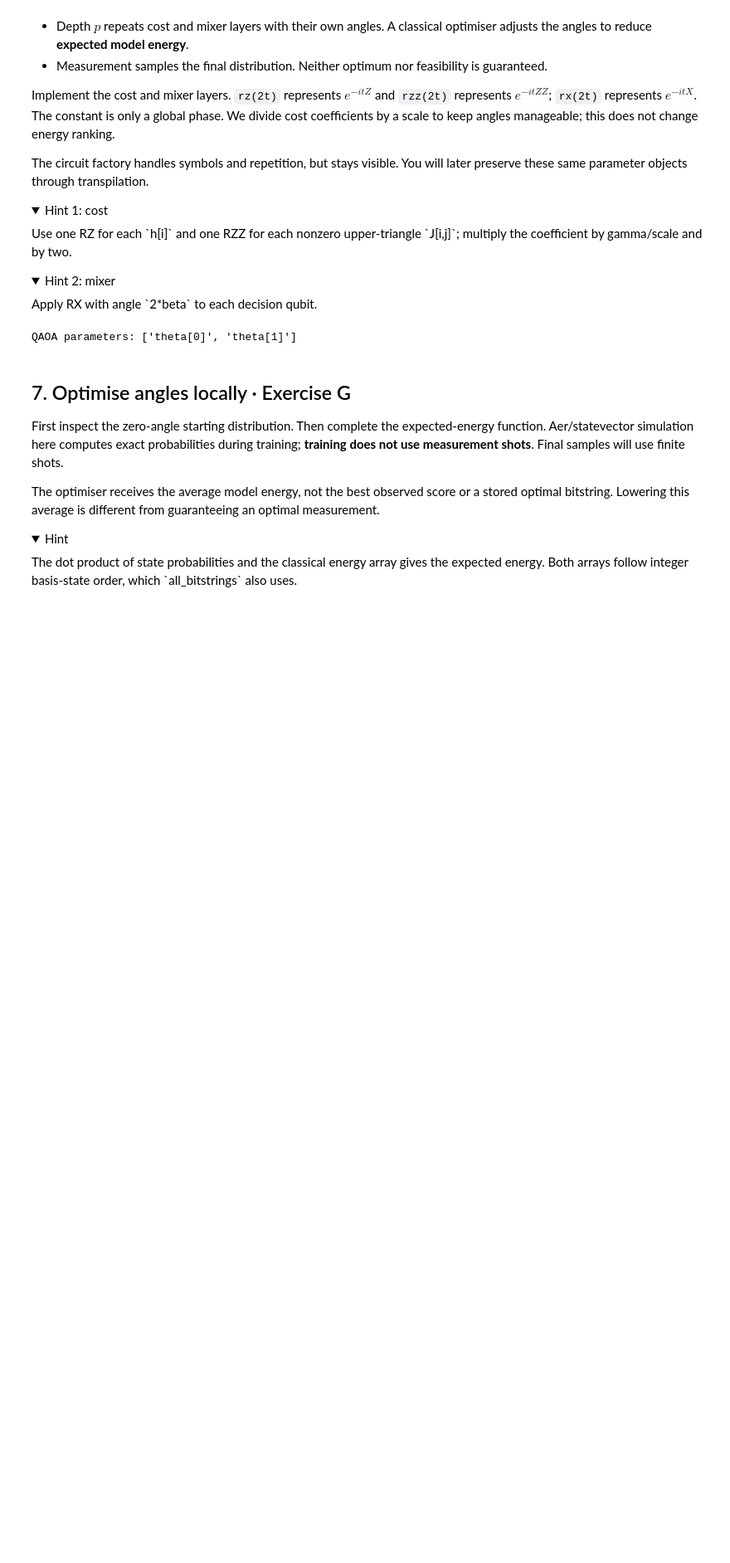
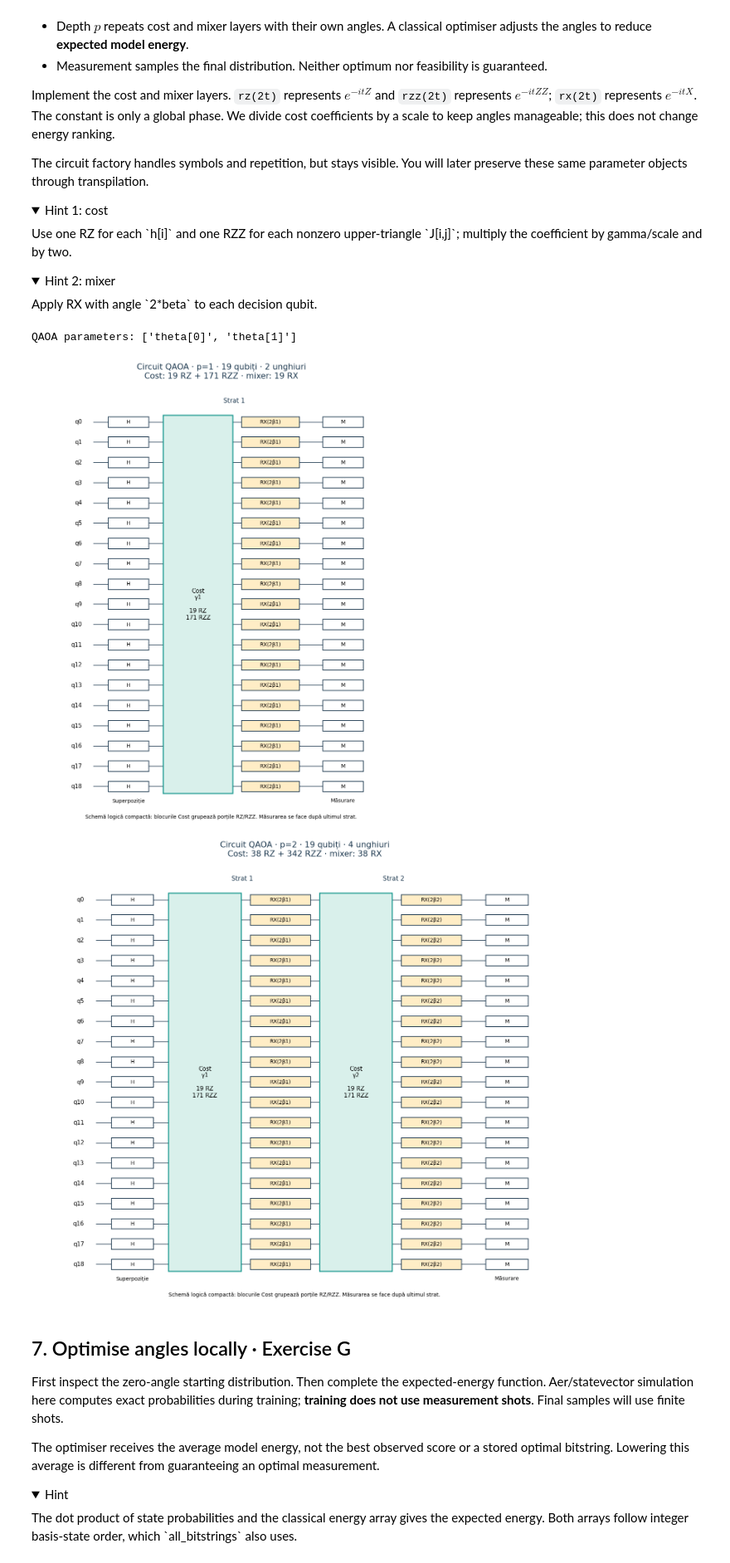
Before and after one commit to hrwire127/Q-Force, a Jupyter notebook: Quantum_Railways_Labb.ipynb, the cells around one changed output. Shown at 83% size. Cells and saved outputs as stored; diff of their text form; code cells hidden in the pictures; folded sections open; blank space fills up the shorter version.

```diff
--- a/Quantum_Railways_Labb.ipynb
+++ b/Quantum_Railways_Labb.ipynb
@@ -559,33 +561,42 @@ def add_mixer(qc, beta):
         # Aplicam poarta RX
         qc.rx(2 * beta, i)
 
     # Returnam circuitul
     return qc
 
 def parameterized_qaoa(q,p=1,measure=False):
     n=len(q['linear']);parameters=ParameterVector('theta',2*p)
     qc=QuantumCircuit(n);qc.h(range(n))
     for layer in range(p):
         add_cost(qc,parameters[2*layer],qubo_to_ising(q))
         add_mixer(qc,parameters[2*layer+1])
     if measure:
         register=ClassicalRegister(n,'plan');qc.add_register(register)
         qc.measure(range(n),register)
     return qc,list(parameters)
 
 phase_test=QuantumCircuit(N_DECISIONS);phase_test.h(range(N_DECISIONS));add_cost(phase_test,.31,ising)
 state=np.asarray(Statevector.from_instruction(phase_test))
 scale=max(1.,np.max(np.abs(ising['h'])),np.max(np.abs(ising['J'])))
 expected=np.exp(-1j*.31*qubo_energies/scale)
 assert np.allclose(state/state[0],expected/expected[0]), 'Exercise F: cost phases must depend on the model energy.'
 np.testing.assert_allclose(np.abs(state)**2,np.ones(2**N_DECISIONS)/2**N_DECISIONS,atol=1e-12)
 mix_test=QuantumCircuit(1);add_mixer(mix_test,.3)
 assert np.isclose(Statevector.from_instruction(mix_test).probabilities()[1],np.sin(.3)**2), 'Exercise F: check your mixer.'
 P=1
 logical_circuit,logical_parameters=parameterized_qaoa(qubo,p=P)
 print('QAOA parameters:',[p.name for p in logical_parameters])
+# Desene pentru ambele circuite, înainte de antrenare.
+# Blocurile Cost grupează porțile RZ/RZZ ale Hamiltonianului pe toate firele.
+from qaoa_experiments import draw_qaoa_layers, run_depth_comparison, comparison_rows as depth_comparison_rows, plot_depth_comparison
+for depth in (1,2):
+    circuit_figure=draw_qaoa_layers(qubo,p=depth)
+    display(circuit_figure)
+    plt.close(circuit_figure)
 # %% [output]
 QAOA parameters: ['theta[0]', 'theta[1]']
+[figure, added]
+[figure, added]
 # %% [markdown]
 ## 7. Optimise angles locally · Exercise G
 First inspect the zero-angle starting distribution. Then complete the expected-energy function. Aer/statevector simulation here computes exact probabilities during training; **training does not use measurement shots**. Final samples will use finite shots.
```
Also changed, not shown: parts of 8 cells of this notebook, 48 other files.
